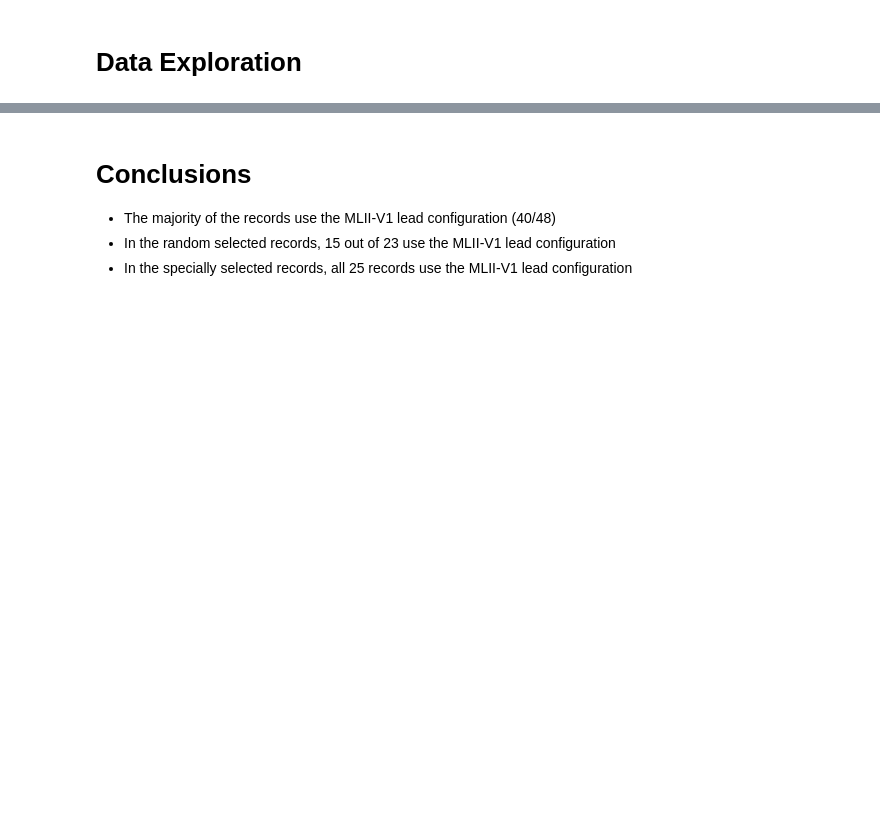
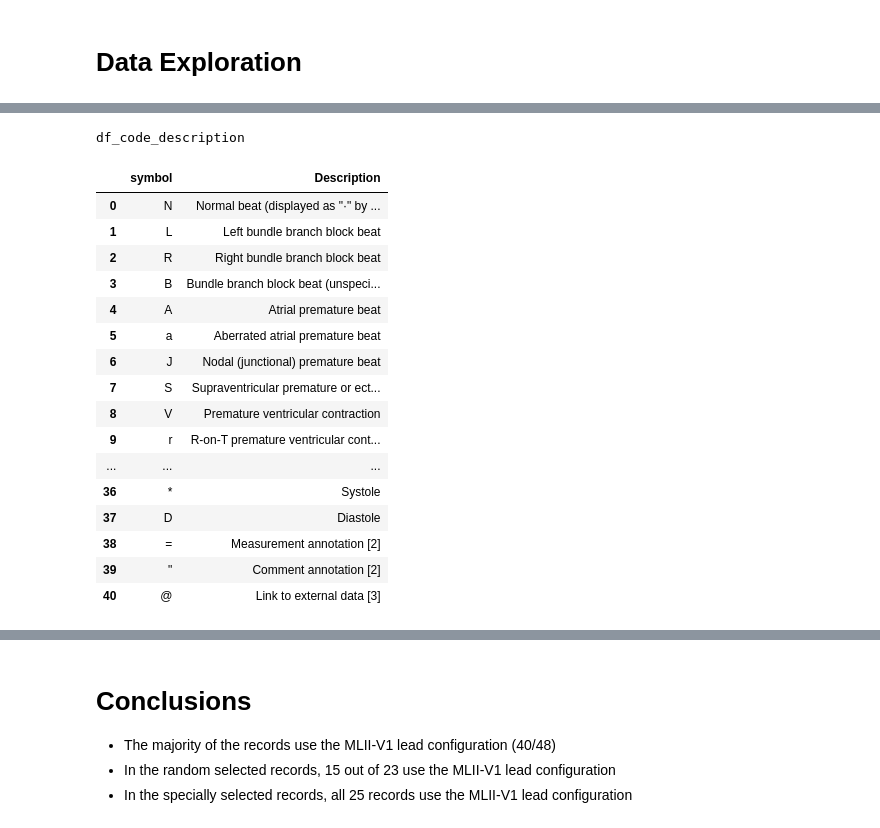
Before and after one commit to Vinicius667/ectopic_beats_detection, a Jupyter notebook: 00_MIT_BIH_data_exploration.ipynb, the cells around one changed output, grey strips where cells are left out. Cells and saved outputs as stored; diff of their text form; code cells hidden in the pictures; blank space fills up the shorter version.

```diff
--- a/00_MIT_BIH_data_exploration.ipynb
+++ b/00_MIT_BIH_data_exploration.ipynb
@@ -63,7 +93,31 @@ set(list_symbols)
 # %%
 # Dataframe with description of each annotation code
-df_code_description = pd.concat(pd.read_html("https://archive.physionet.org/physiobank/annotations.shtml")[:2])[['Code', 'Description']].dropna().reset_index(drop=True)
+df_code_description = pd.concat(pd.read_html("https://archive.physionet.org/physiobank/annotations.shtml")[:2])[['Code', 'Description']].dropna().reset_index(drop=True).rename(columns={'Code':'symbol'})
+
+
+# Make sure that all symbols are in the code description dataframe
+pd.merge(df_code_description, series_symbols, how = 'outer', validate = 'one_to_one')
+
 
 # Display first values of dataframe
 print("df_code_description")
-df_code_description.head()
+df_code_description
+# %% [output]
+df_code_description
+|  | symbol | Description |
+| 0 | N | Normal beat (displayed as "·" by ... |
+| 1 | L | Left bundle branch block beat |
+| 2 | R | Right bundle branch block beat |
+| 3 | B | Bundle branch block beat (unspeci... |
+| 4 | A | Atrial premature beat |
+| 5 | a | Aberrated atrial premature beat |
+| 6 | J | Nodal (junctional) premature beat |
+| 7 | S | Supraventricular premature or ect... |
+| 8 | V | Premature ventricular contraction |
+| 9 | r | R-on-T premature ventricular cont... |
+| ... | ... | ... |
+| 36 | * | Systole |
+| 37 | D | Diastole |
+| 38 | = | Measurement annotation [2] |
+| 39 | " | Comment annotation [2] |
+| 40 | @ | Link to external data [3] |
```
Also changed, not shown: parts of 7 cells of this notebook, 5 other files.
